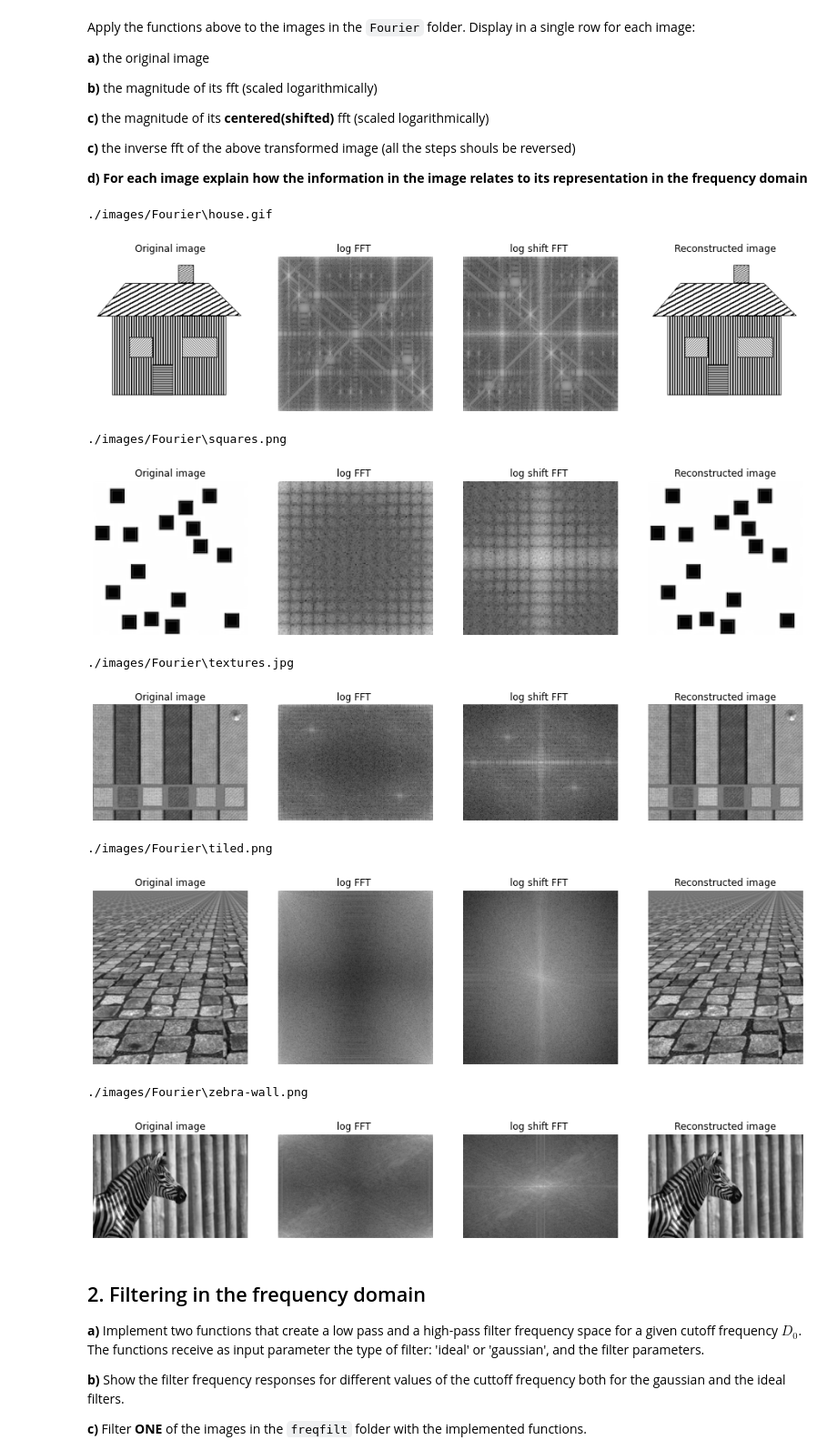
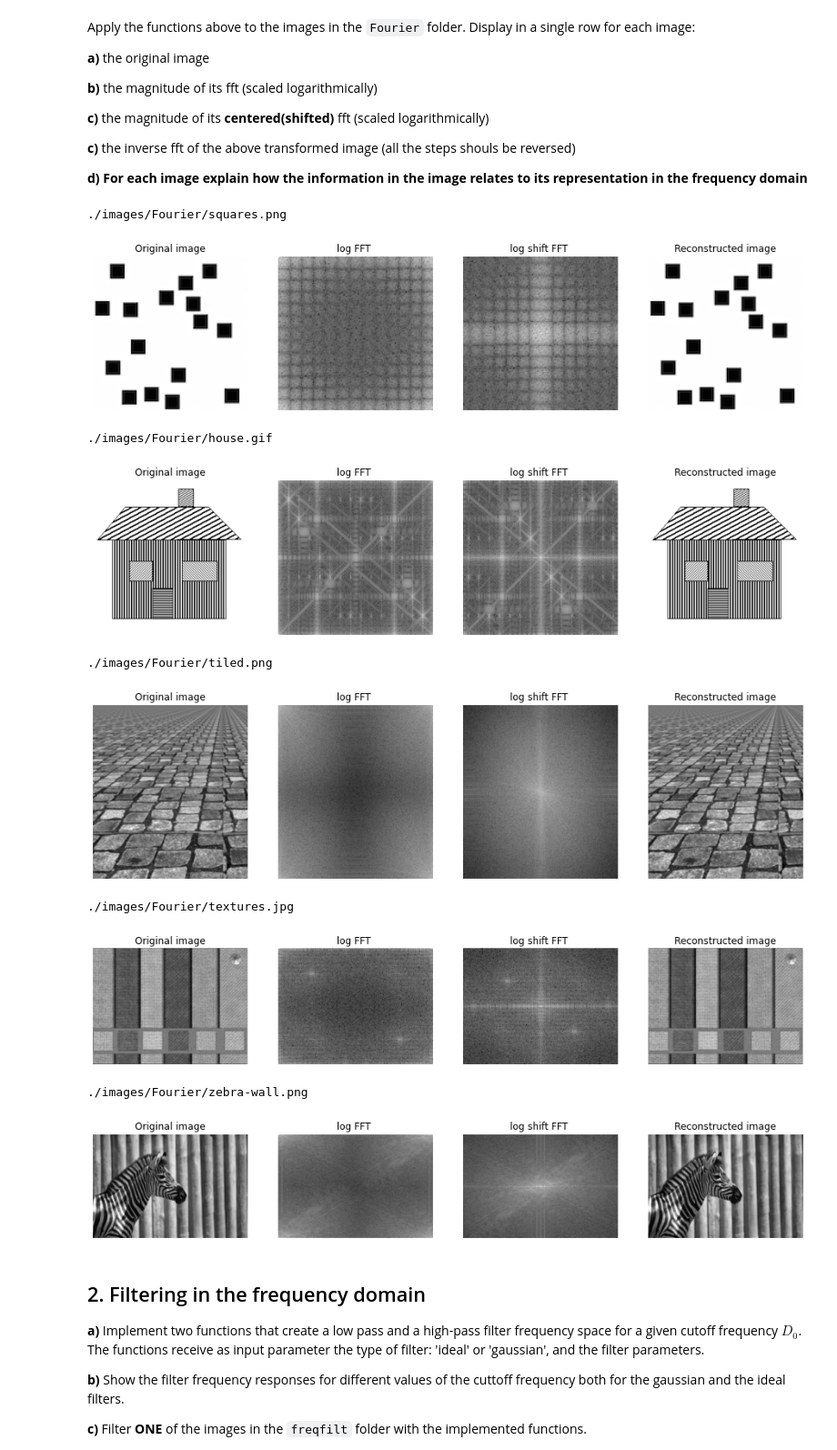
Before and after one commit to samyhaff/DATASIM_TP, a Jupyter notebook: ATRIM/TP3/TP3-frequency-domain-2021sv.ipynb, the cells around one changed output. Shown at 91% size. Cells and saved outputs as stored; diff of their text form; code cells hidden in the pictures.

```diff
--- a/ATRIM/TP3/TP3-frequency-domain-2021sv.ipynb
+++ b/ATRIM/TP3/TP3-frequency-domain-2021sv.ipynb
@@ -40,31 +36,0 @@ Check that you can read and display all the provided images. Do not include this
-# %%
-width=20
-height=15
-plt.rcParams['figure.figsize'] = [width, height]
-
-fig=plt.figure()
-
-im_counter = 1
-for root, dirnames, filenames in os.walk(IMDIR):
-    for filename in filenames:
-        f = os.path.join(root, filename)
-
-        #filter only image files with the following format
-        if f.endswith(('.png', '.jpg', '.jpeg','.JPG', '.tif', '.gif')):
-
-            # print the paths to current filename if nothing is being found
-            # print(filename)
-
-            # read the image
-            im = io.imread(f,as_gray=True)
-            im = resize(im,(100,100),mode='constant')
-
-            # display it
-            plt.subplot(5,7,im_counter)
-            plt.imshow(im, cmap='gray')
-            plt.title(filename)
-            plt.axis('off')
-            im_counter +=1
-
-
-plt.show()
@@ -112,54 +76,50 @@ for root, dirnames, filenames in os.walk(SUBDIR):
             im = io.imread(f,as_gray=True)
             #im = resize(im,(100,100),mode='constant') # RESIZE IF TOO SLOW
 
-
-            # FILL IN WITH YOUR CODE HERE
             im_fft = np.fft.fft2(im)
             im_fft_centered = np.fft.fftshift(im_fft)
 
-            ftt_no_center=np.fft.ifftshift(im_fft_centered)
-            inverse_fft=np.fft.ifft2(ftt_no_center)
-            image_recovered=np.real(inverse_fft)
+            im_ftt_not_centered = np.fft.ifftshift(im_fft_centered)
+            im_inverse_fft = np.fft.ifft2(im_ftt_not_centered)
+            image_recovered = np.real(im_inverse_fft)
 
             fig=plt.figure(figsize=(16, 18))
 
             plt.subplot(141)
             plt.title('Original image')
             plt.imshow(im)
             plt.gray()
             plt.axis('off')
-
 
             plt.subplot(142)
             plt.title('log FFT ')
             plt.imshow(np.log(np.abs(im_fft)))
             plt.gray()
             plt.axis('off')
 
             plt.subplot(143)
             plt.title('log shift FFT ')
             plt.imshow(np.log(np.abs(im_fft_centered)))
             plt.gray()
             plt.axis('off')
 
-
             plt.subplot(144)
             plt.title('Reconstructed image')
             plt.imshow(image_recovered)
             plt.gray()
             plt.axis('off')
 
             plt.show()
 # %% [output]
-./images/Fourier\house.gif
+./images/Fourier/squares.png
-[figure, old version]
+[figure, new version]
-./images/Fourier\squares.png
+./images/Fourier/house.gif
-[figure, old version]
+[figure, new version]
-./images/Fourier\textures.jpg
+./images/Fourier/tiled.png
-[figure, old version]
+[figure, new version]
-./images/Fourier\tiled.png
+./images/Fourier/textures.jpg
-[figure, old version]
+[figure, new version]
-./images/Fourier\zebra-wall.png
+./images/Fourier/zebra-wall.png
 [figure]
 # %% [markdown]
 ## 2. Filtering in the frequency domain
```
Also changed, not shown: parts of 8 cells of this notebook.
